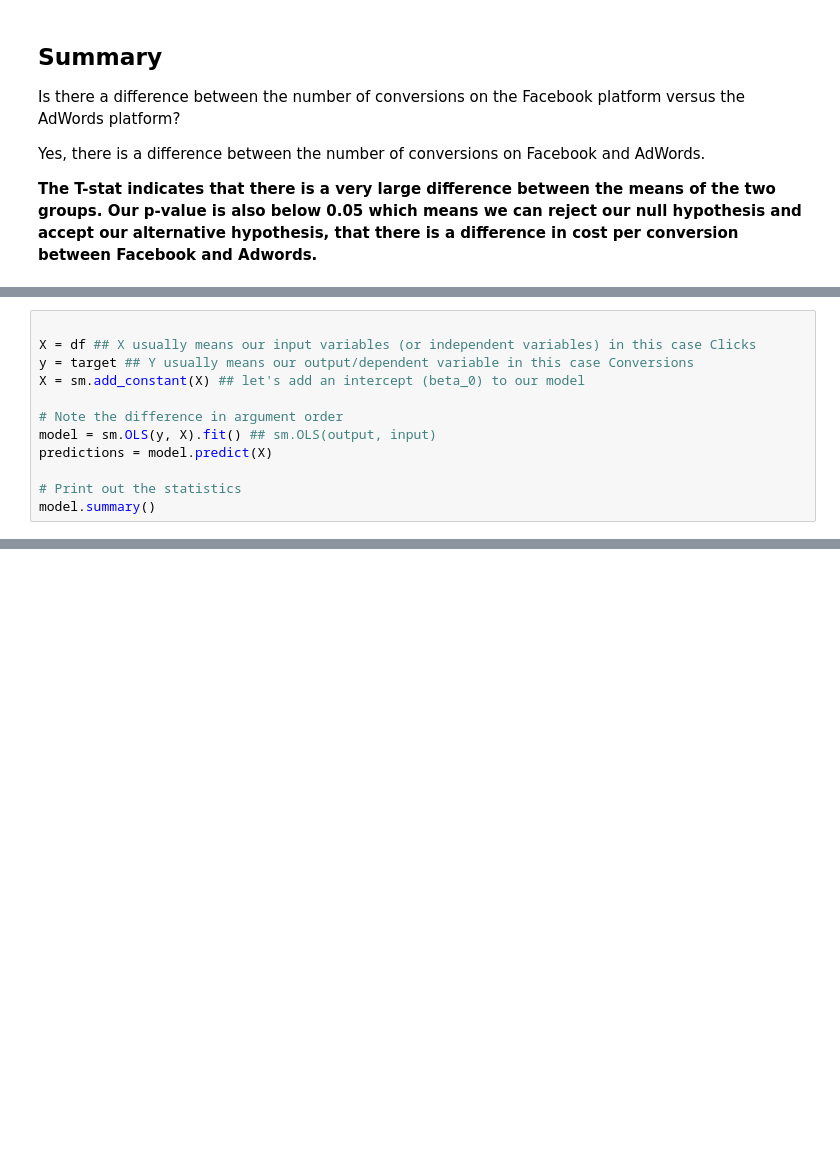
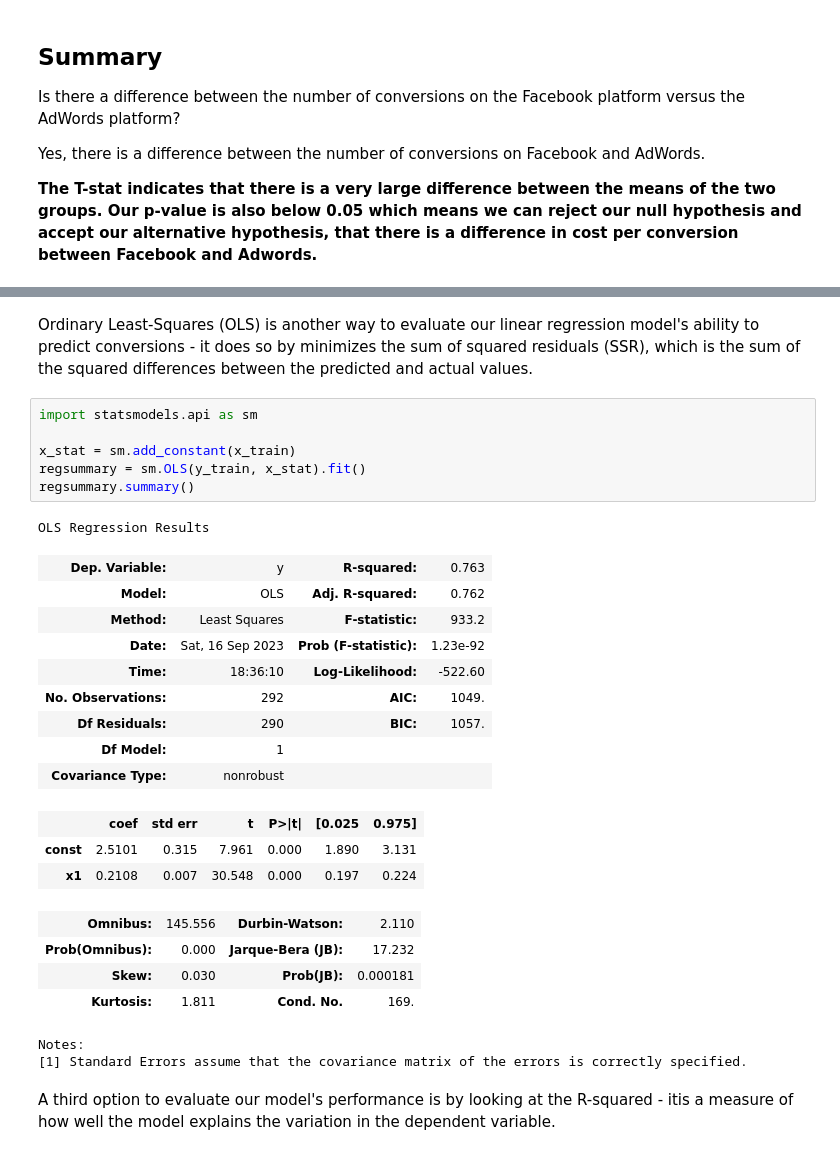
Before and after one commit to eddyk92/Facebook-vs-AdWords, a Jupyter notebook: FB Campaign Analysis.ipynb, the cells around one changed output, grey strips where cells are left out. Drawn from its saved outputs; the diff is of its cells as text; blank space fills up the shorter version.

```diff
--- a/FB Campaign Analysis.ipynb
+++ b/FB Campaign Analysis.ipynb
@@ -541,12 +387,0 @@ Notes:
-# %%
-
-X = df ## X usually means our input variables (or independent variables) in this case Clicks
-y = target ## Y usually means our output/dependent variable in this case Conversions
-X = sm.add_constant(X) ## let's add an intercept (beta_0) to our model
-
-# Note the difference in argument order
-model = sm.OLS(y, X).fit() ## sm.OLS(output, input)
-predictions = model.predict(X)
-
-# Print out the statistics
-model.summary()
@@ -676,0 +564,30 @@ Predicted Conversions: [[11.64777676]]
+# %% [markdown]
+Ordinary Least-Squares (OLS) is another way to evaluate our linear regression model's ability to predict conversions - it does so by minimizes the sum of squared residuals (SSR), which is the sum of the squared differences between the predicted and actual values.
+# %%
+import statsmodels.api as sm
+
+x_stat = sm.add_constant(x_train)
+regsummary = sm.OLS(y_train, x_stat).fit()
+regsummary.summary()
+# %% [output]
+OLS Regression Results
+| Dep. Variable: | y | R-squared: | 0.763 |
+| Model: | OLS | Adj. R-squared: | 0.762 |
+| Method: | Least Squares | F-statistic: | 933.2 |
+| Date: | Sat, 16 Sep 2023 | Prob (F-statistic): | 1.23e-92 |
+| Time: | 18:36:10 | Log-Likelihood: | -522.60 |
+| No. Observations: | 292 | AIC: | 1049. |
+| Df Residuals: | 290 | BIC: | 1057. |
+| Df Model: | 1 |  |  |
+| Covariance Type: | nonrobust |  |  |
+|  | coef | std err | t | P>|t| | [0.025 | 0.975] |
+| const | 2.5101 | 0.315 | 7.961 | 0.000 | 1.890 | 3.131 |
+| x1 | 0.2108 | 0.007 | 30.548 | 0.000 | 0.197 | 0.224 |
+| Omnibus: | 145.556 | Durbin-Watson: | 2.110 |
+| Prob(Omnibus): | 0.000 | Jarque-Bera (JB): | 17.232 |
+| Skew: | 0.030 | Prob(JB): | 0.000181 |
+| Kurtosis: | 1.811 | Cond. No. | 169. |
+Notes:
+[1] Standard Errors assume that the covariance matrix of the errors is correctly specified.
+# %% [markdown]
+A third option to evaluate our model's performance is by looking at the R-squared - itis a measure of how well the model explains the variation in the dependent variable.
```
Also changed, not shown: parts of 40 cells of this notebook.
